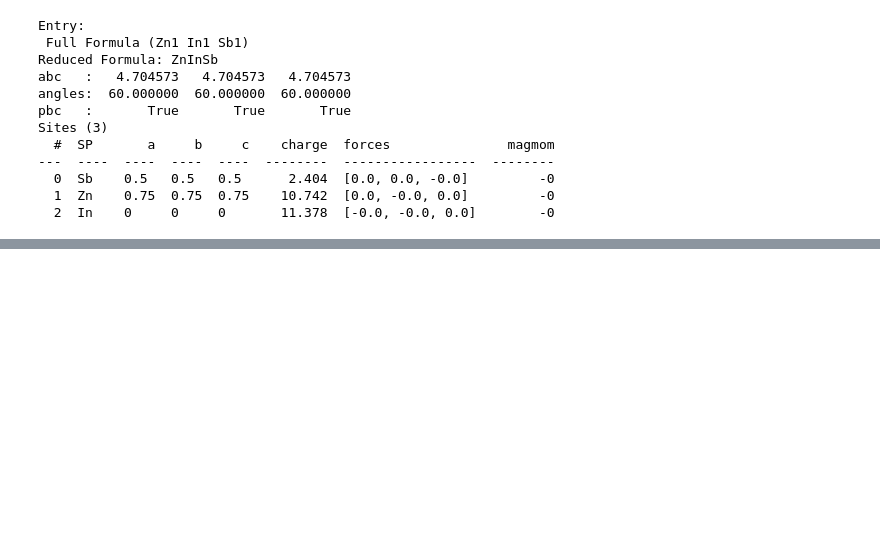
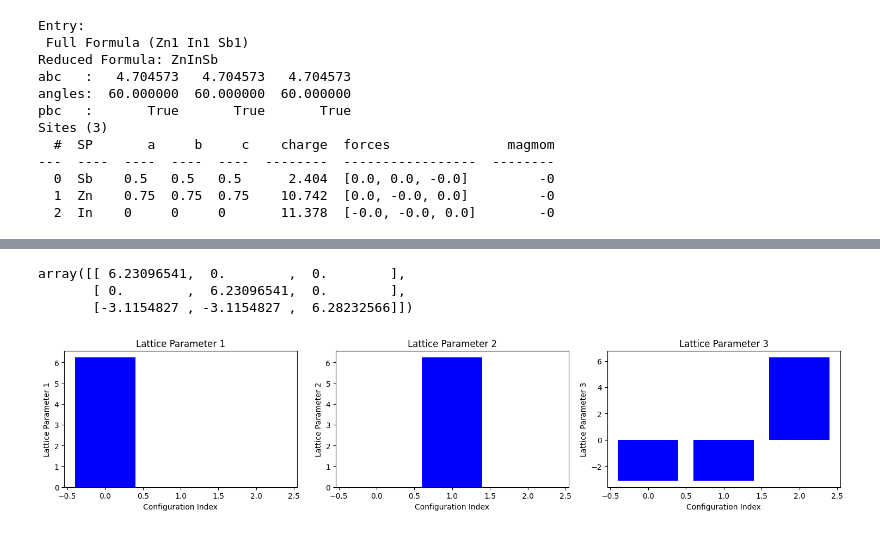
Before and after one commit to curtischong/joule, a Jupyter notebook: scripts/eddie_alexandria.ipynb, the cells around one changed output, grey strips where cells are left out. Saved outputs shown, nothing was run; the diff lists cells and outputs as text; code cells hidden in the pictures; blank space fills up the shorter version.

```diff
--- a/scripts/eddie_alexandria.ipynb
+++ b/scripts/eddie_alexandria.ipynb
@@ -79,2 +79,30 @@ show_crystal(entries[1])
 # %% [output]
 [interactive output not drawn]
+# %%
+entries[3].structure.lattice.matrix
+# %% [output]
+array([[ 6.23096541,  0.        ,  0.        ],
+       [ 0.        ,  6.23096541,  0.        ],
+       [-3.1154827 , -3.1154827 ,  6.28232566]])
+# %%
+import matplotlib.pyplot as plt
+# Convert to a transposed list to plot each lattice parameter
+def plot_lattice(entry):
+    lattice_params = entry.structure.lattice.matrix
+    #lattice_params_transposed = list(map(list, zip(*lattice_params)))
+
+    # Plotting the bar chart for each lattice parameter
+    plt.figure(figsize=(15, 10))
+    for i, params in enumerate(lattice_params):
+        plt.subplot(3, 3, i+1)
+        plt.bar(range(len(params)), params, color='blue')
+        plt.xlabel('Configuration Index')
+        plt.ylabel(f'Lattice Parameter {i+1}')
+        plt.title(f'Lattice Parameter {i+1}')
+
+    #plt.suptitle(f'Lattice Parameters for Each Configuration in {file_name}')
+    plt.tight_layout(rect=[0, 0.03, 1, 0.95])
+    plt.show()
+plot_lattice(entries[3])
+# %% [output]
+[figure, added]
```
Also changed, not shown: parts of 3 cells of this notebook, 5 other files.
